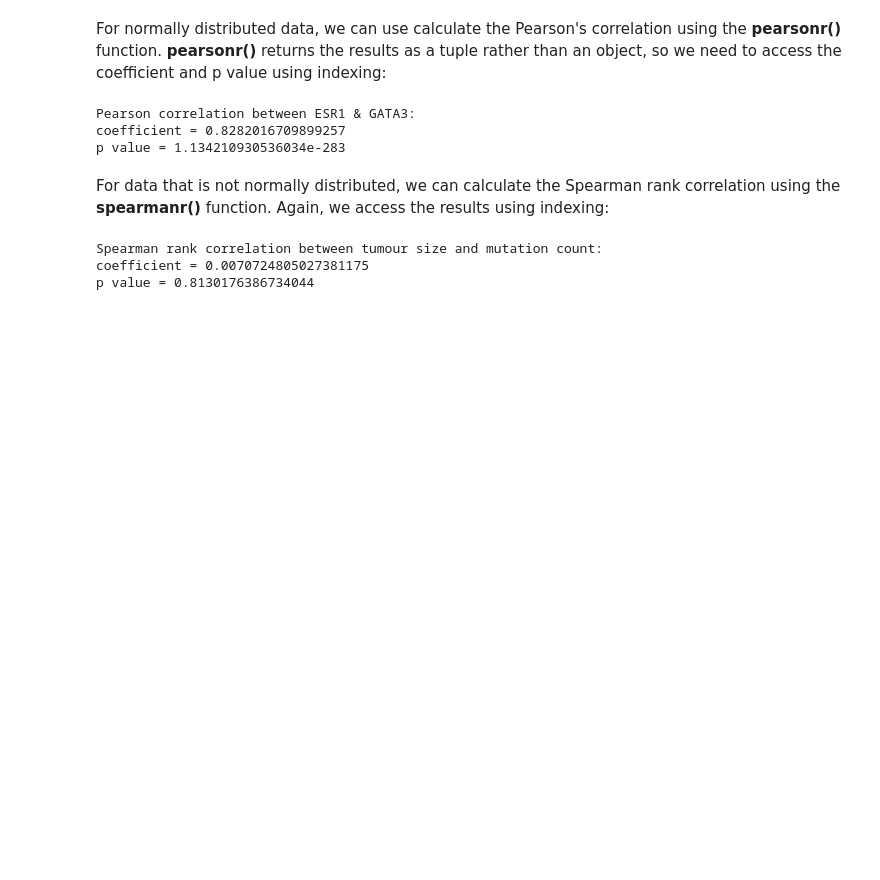
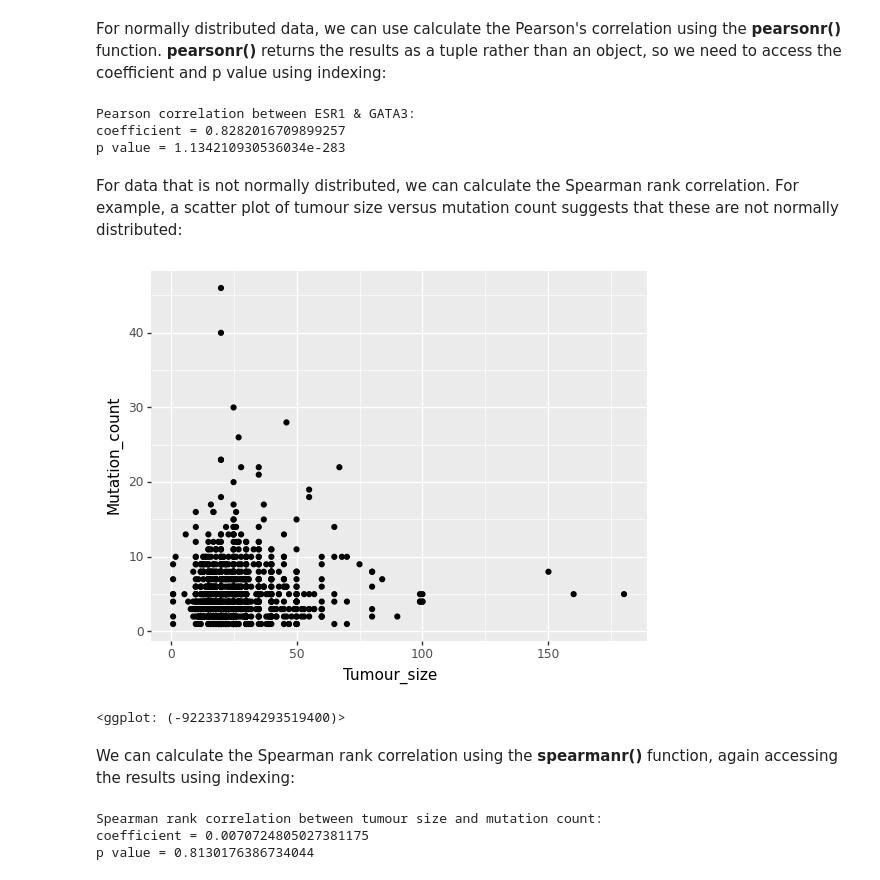
Before and after one commit to semacu/data-science-python, a Jupyter notebook: notebooks/week5_lecture.ipynb, the cells around one changed output. Saved outputs shown, nothing was run; the diff lists cells and outputs as text; code cells hidden in the pictures; blank space fills up the shorter version.

```diff
--- a/notebooks/week5_lecture.ipynb
+++ b/notebooks/week5_lecture.ipynb
@@ -76,8 +78,18 @@ print("p value = {}".format(ESR1_GATA3_pearson[1]))
 Pearson correlation between ESR1 & GATA3:
 coefficient = 0.8282016709899257
 p value = 1.134210930536034e-283
+# %% [markdown]
+For data that is not normally distributed, we can calculate the Spearman rank correlation. For example, a scatter plot of tumour size versus mutation count suggests that these are not normally distributed:
+# %%
+(
+ggplot(metabric, aes("Tumour_size", "Mutation_count"))
+    + geom_point()
+)
+# %% [output]
+[figure, added]
+<ggplot: (-9223371894293519400)>
 # %% [markdown]
-For data that is not normally distributed, we can calculate the Spearman rank correlation using the **spearmanr()** function. Again, we access the results using indexing:
+We can calculate the Spearman rank correlation using the **spearmanr()** function, again accessing the results using indexing:
 # %%
 size_mutation_spearman = sp.stats.spearmanr(metabric["Tumour_size"], metabric["Mutation_count"])
 print("Spearman rank correlation between tumour size and mutation count:")
```
Also changed, not shown: parts of 15 cells of this notebook.
